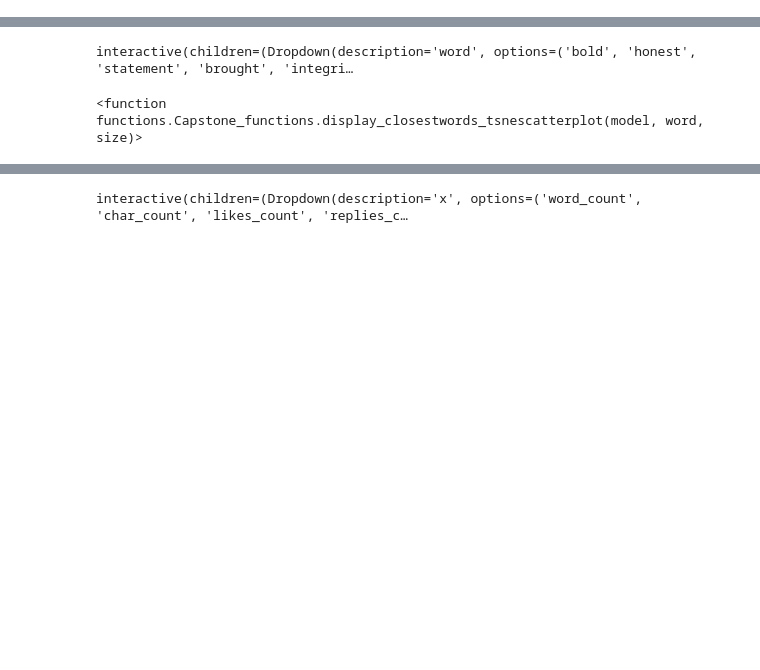
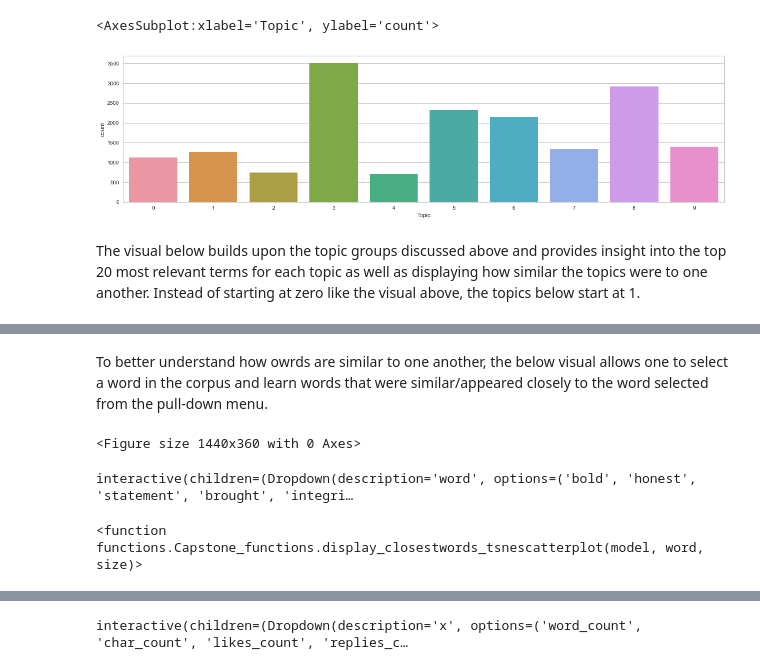
Before and after one commit to jdsmithwes/Capstone-Project, a Jupyter notebook: Dash_aps.ipynb, the cells around one changed output, grey strips where cells are left out. Cells and saved outputs as stored; diff of their text form; code cells hidden in the pictures; blank space fills up the shorter version.

```diff
--- a/Dash_aps.ipynb
+++ b/Dash_aps.ipynb
@@ -22,2 +48,15 @@ import plotly.express as px
+# %%
+#Distribution of Topics presented in Tweets
+Master_tweet_df =  pd.read_csv('data/data_8_08.csv')
+Master_tweet_df['date'] = pd.to_datetime(Master_tweet_df['date'])
+groupby_df_count = Master_tweet_df.groupby(['date']).count()
+groupby_df_count.reset_index(level=0, inplace=True)
+groupby_df_mean = Master_tweet_df.groupby(['date']).mean()
+groupby_df_mean.reset_index(level=0, inplace=True)
+plt.figure(figsize=(20,5))
+sns.countplot(x='Topic',data=Master_tweet_df)
+# %% [output]
+<AxesSubplot:xlabel='Topic', ylabel='count'>
+[figure, added]
 # %%
 LDA_model = pickle.load(open('pickles/LDA_model.pickle','rb'))
@@ -24,3 +64,5 @@ LDA_model = pickle.load(open('pickles/LDA_model.pickle','rb'))
+# %% [markdown]
+The visual below builds upon the topic groups discussed above and provides insight into the top 20 most relevant terms for each topic as well as displaying how similar the topics were to one another. Instead of starting at zero like the visual above, the topics below start at 1.
 # %%
 list_of_list_of_tokens = list(tok_corp_8_8)
 dictionary_LDA = corpora.Dictionary(list_of_list_of_tokens)
@@ -32,6 +74,8 @@ pyLDAvis.enable_notebook()
 pyLDAvis.display(vis)
 # %% [output]
 [interactive output not drawn]
+# %% [markdown]
+To better understand how owrds are similar to one another, the below visual allows one to select a word in the corpus and learn words that were similar/appeared closely to the word selected from the pull-down menu.
 # %%
 #Loading tok list
 tok_corp_8_8 = pickle.load(open('pickles/tok_corp_8_8.pickle','rb'))
@@ -41,11 +85,13 @@ model = gensim.models.Word2Vec(tok_corp_8_8,min_count=5,size= 100,workers=4, win
 tweet_vocab = model.wv.vocab
 words = len(tweet_vocab)
 widget_input = list(tweet_vocab)
+plt.figure(figsize=(20,5))
 
 interact(display_closestwords_tsnescatterplot,model=fixed(model),word=widget_input,size=fixed(100))
 # %% [output]
-interactive(children=(Dropdown(description='word', options=('bold', 'honest', 'statement', 'brought', 'integri…
+<Figure size 1440x360 with 0 Axes>
-<function functions.Capstone_functions.display_closestwords_tsnescatterplot(model, word, size)>
+interactive(children=(Dropdown(description='word', options=('bold', 'honest', 'statement', 'brought', 'integri…
+<function functions.Capstone_functions.display_closestwords_tsnescatterplot(model, word, size)>
 # %%
 Master_tweet_df =  pd.read_csv('data/data_8_08.csv')
 Master_tweet_df['date'] = pd.to_datetime(Master_tweet_df['date'])
```
Also changed, not shown: parts of 7 cells of this notebook.
